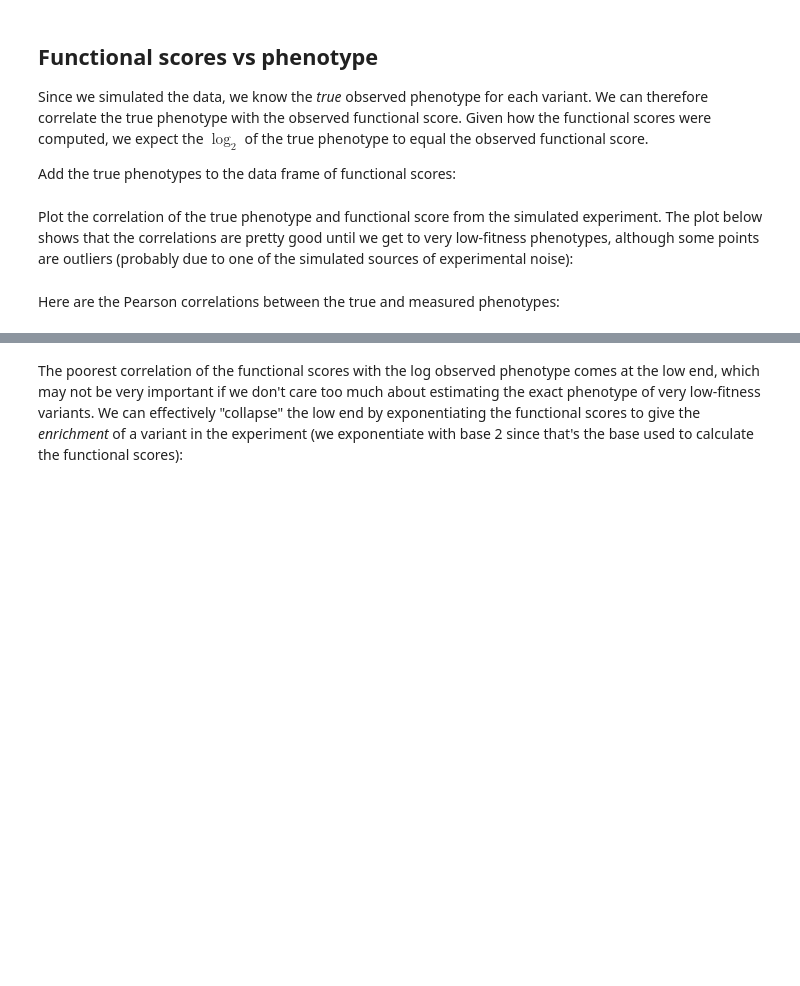
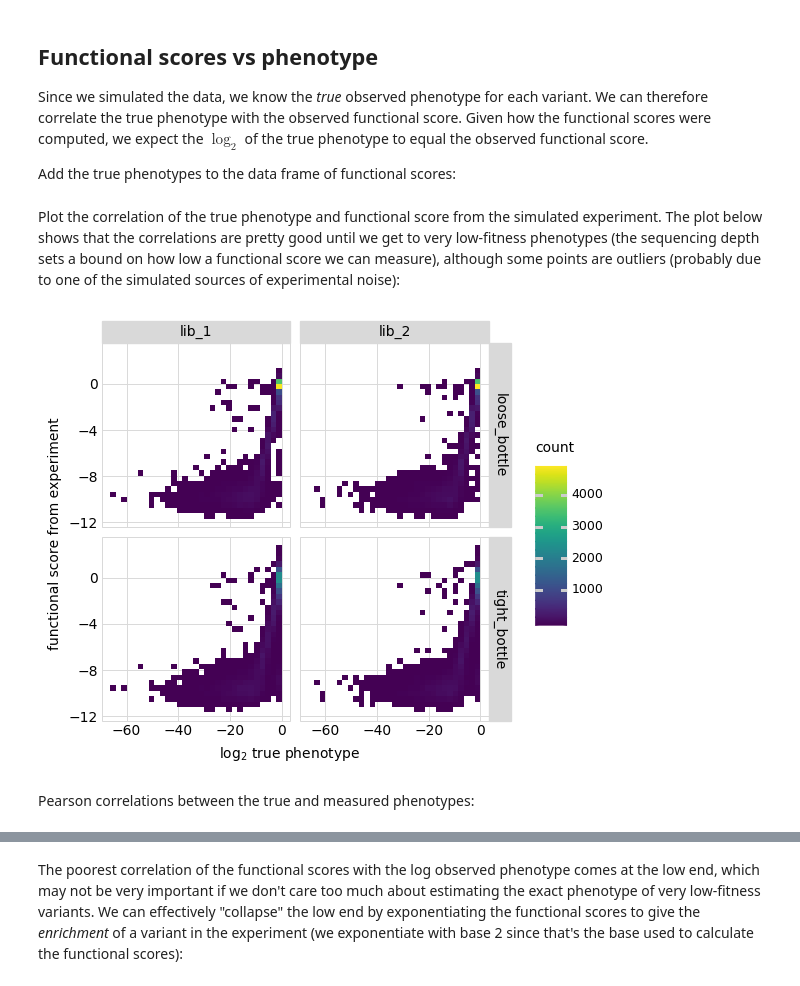
Before and after one commit to jbloomlab/dms_variants, a Jupyter notebook: notebooks/codonvariant_sim_data.ipynb, the cells around one changed output, grey strips where cells are left out. Cells and saved outputs as stored; diff of their text form; code cells hidden in the pictures; blank space fills up the shorter version.

```diff
--- a/notebooks/codonvariant_sim_data.ipynb
+++ b/notebooks/codonvariant_sim_data.ipynb
@@ -621,22 +628,24 @@ func_scores = (
 Plot the correlation of the true phenotype and functional score from the
 simulated experiment.
 The plot below shows that the correlations are pretty good
-until we get to very low-fitness phenotypes, although some points are outliers
+until we get to very low-fitness phenotypes (the sequencing depth sets a bound on how low a functional score we can measure), although some points are outliers
 (probably due to one of the simulated sources of experimental noise):
 # %%
 p = (
     ggplot(func_scores,
            aes('log_observed_phenotype', 'func_score')) +
     geom_bin2d() +
     facet_grid('post_sample ~ library') +
-    theme(figure_size=(2 * len(libs) + 2,
+    theme(figure_size=(2 * len(libs),
                        2 * len(bottlenecks))) +
     xlab('$\log_2$ true phenotype') +
     ylab('functional score from experiment')
     )
 _ = p.draw()
+# %% [output]
+[figure, added]
 # %% [markdown]
-Here are the Pearson correlations between the true and measured phenotypes:
+Pearson correlations between the true and measured phenotypes:
 # %%
 corr = (
     func_scores
```
Also changed, not shown: parts of 22 cells of this notebook, 4 other files.
